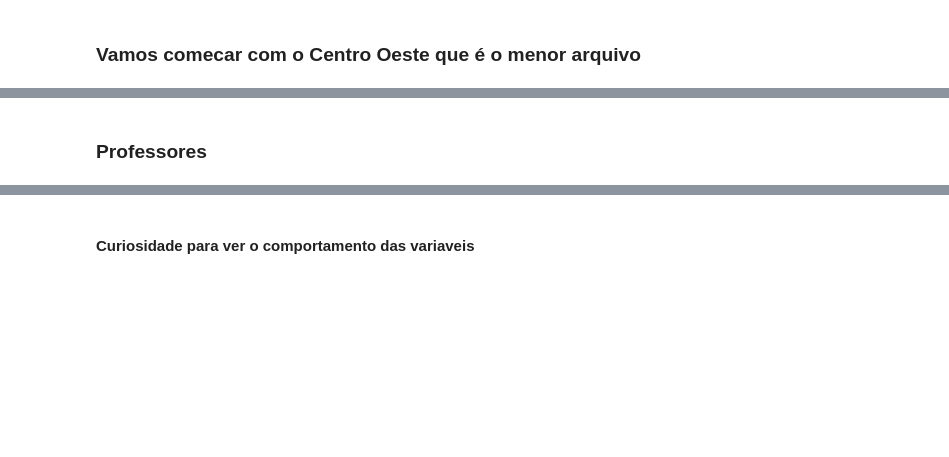
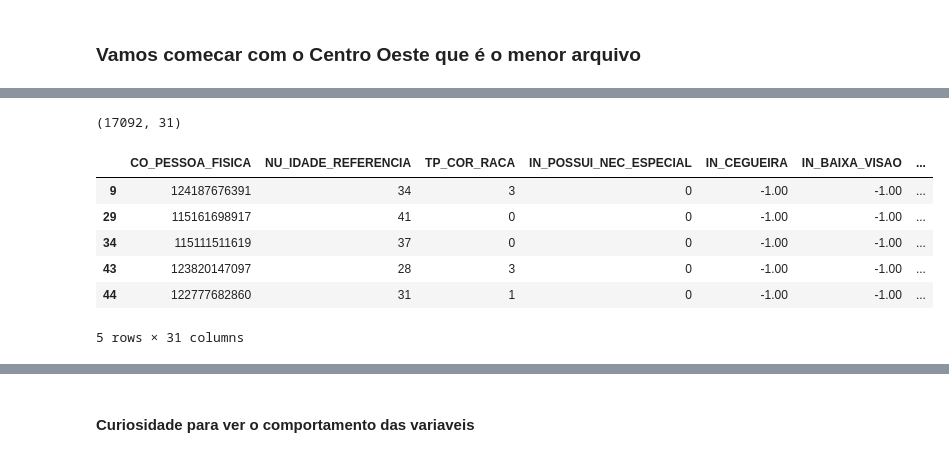
Before and after one commit to itsbarreto/educacao, a Jupyter notebook: SaidaDeProfessores.ipynb, the cells around one changed output, grey strips where cells are left out. Drawn from its saved outputs; the diff is of its cells as text; code cells hidden in the pictures; blank space fills up the shorter version.

```diff
--- a/SaidaDeProfessores.ipynb
+++ b/SaidaDeProfessores.ipynb
@@ -168,0 +153,7 @@ d = t.copy()
+# %%
+a = monta_df_docente(f'{ARQ_PATH}/2014/DOCENTES_CO.CSV')
+profs14 = list(set(a.loc[(a.FK_COD_ESTADO == 53) & (a.ID_TIPO_CONTRATACAO == 1) & (a.ID_DEPENDENCIA_ADM == 2)]['FK_COD_DOCENTE'].values))
+
+a = monta_df_docente(f'{ARQ_PATH}/2013/DOCENTES_CO.CSV')
+profs13 = list(set(a.loc[(a.FK_COD_ESTADO == 53) & (a.ID_TIPO_CONTRATACAO == 1) & (a.ID_DEPENDENCIA_ADM == 2)]['FK_COD_DOCENTE'].values))
+del a
@@ -169,3 +208,12 @@ d = t.copy()
 # %%
-display(d.shape)
-display(d.head())
+display(prof_pbc_df15.shape)
+prof_pbc_df15.head()
+# %% [output]
+(17092, 31)
+|  | CO_PESSOA_FISICA | NU_IDADE_REFERENCIA | TP_COR_RACA | IN_POSSUI_NEC_ESPECIAL | IN_CEGUEIRA | IN_BAIXA_VISAO | ... |
+| 9 | 124187676391 | 34 | 3 | 0 | -1.00 | -1.00 | ... |
+| 29 | 115161698917 | 41 | 0 | 0 | -1.00 | -1.00 | ... |
+| 34 | 115111511619 | 37 | 0 | 0 | -1.00 | -1.00 | ... |
+| 43 | 123820147097 | 28 | 3 | 0 | -1.00 | -1.00 | ... |
+| 44 | 122777682860 | 31 | 1 | 0 | -1.00 | -1.00 | ... |
+5 rows × 31 columns
@@ -178,2 +219,0 @@ display(variaveis_docentes)
-# %% [markdown]
-### Professores
```
Also changed, not shown: parts of 43 cells of this notebook, 3 other files.
